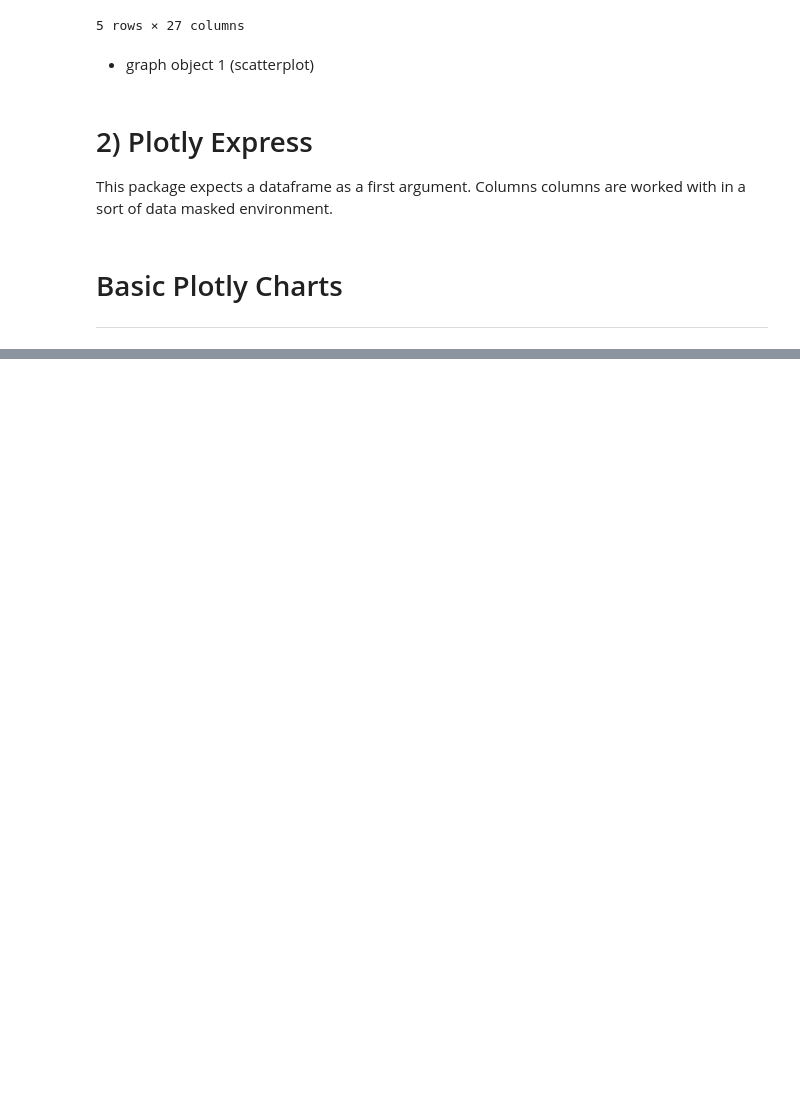
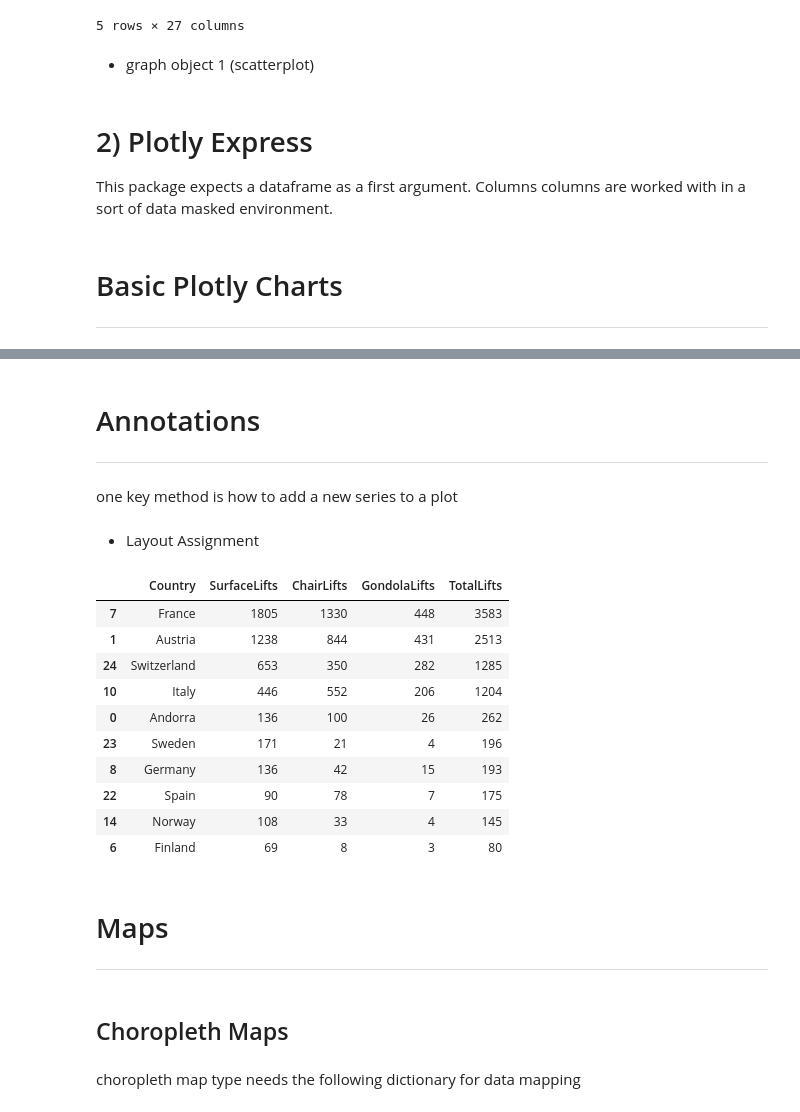
Before and after one commit to cedric43-2718/Positron_Python, a Jupyter notebook: Section1-Intro-Plotly-Dash/Plotly-Chart-Types.ipynb, the cells around one changed output, grey strips where cells are left out. Saved outputs shown, nothing was run; the diff lists cells and outputs as text; code cells hidden in the pictures; blank space fills up the shorter version.

```diff
--- a/Section1-Intro-Plotly-Dash/Plotly-Chart-Types.ipynb
+++ b/Section1-Intro-Plotly-Dash/Plotly-Chart-Types.ipynb
@@ -101,0 +178,4 @@ px.scatter(
+# %%
+df_skiResorts = pd.read_csv('D:/Courses/Python-Dash/Interactive+Dashboards+with+Plotly+&+Dash/Course_Materials/Data/European_Ski_Resorts.csv')
+
+df_skiResorts.head()
@@ -101,0 +410,5 @@ px.scatter(
+# %% [markdown]
+# Annotations
+------------------------------------------------------------------------------------------------
+# %% [markdown]
+one key method is how to add a new series to a plot
@@ -101,0 +452,23 @@ px.scatter(
+# %% [markdown]
+- Layout Assignment
+# %%
+df_skiResortsCountry = (
+    df_skiResorts
+    .groupby("Country", as_index = False)
+    .agg({"SurfaceLifts":"sum", "ChairLifts":"sum", "GondolaLifts":"sum", "TotalLifts":"sum"})
+    .sort_values("TotalLifts", ascending = False)
+    .iloc[:10]
+)
+df_skiResortsCountry
+# %% [output]
+|  | Country | SurfaceLifts | ChairLifts | GondolaLifts | TotalLifts |
+| 7 | France | 1805 | 1330 | 448 | 3583 |
+| 1 | Austria | 1238 | 844 | 431 | 2513 |
+| 24 | Switzerland | 653 | 350 | 282 | 1285 |
+| 10 | Italy | 446 | 552 | 206 | 1204 |
+| 0 | Andorra | 136 | 100 | 26 | 262 |
+| 23 | Sweden | 171 | 21 | 4 | 196 |
+| 8 | Germany | 136 | 42 | 15 | 193 |
+| 22 | Spain | 90 | 78 | 7 | 175 |
+| 14 | Norway | 108 | 33 | 4 | 145 |
+| 6 | Finland | 69 | 8 | 3 | 80 |
@@ -101,0 +489,7 @@ px.scatter(
+# %% [markdown]
+# Maps
+----------------------------------------------------------------------------------------------------
+# %% [markdown]
+## Choropleth Maps
+# %% [markdown]
+choropleth map type needs the following dictionary for data mapping
```
Also changed, not shown: parts of 54 cells of this notebook, 1 other file.
